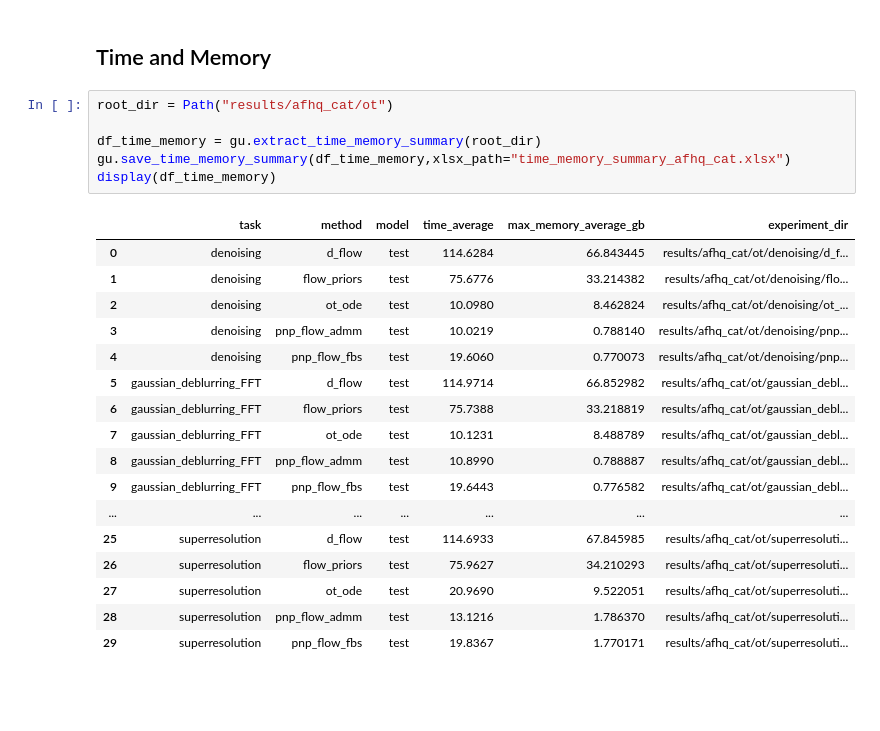
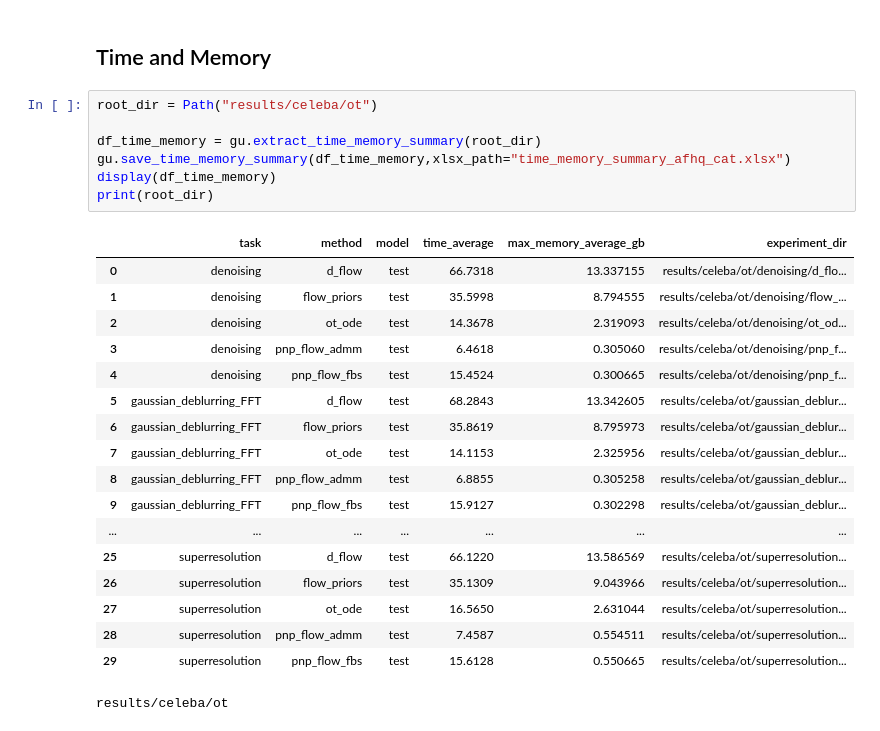
Before and after one commit to dibyanshu100/PnP_ConsensusFlow, a Jupyter notebook: graphs.ipynb, the cells around one changed output. Saved outputs shown, nothing was run; the diff lists cells and outputs as text; blank space fills up the shorter version.

```diff
--- a/graphs.ipynb
+++ b/graphs.ipynb
@@ -161,26 +164,28 @@ Saved: results/convergence_analysis_all_datasets.png
 # %% [markdown]
 ## Time and Memory
 # %%
-root_dir = Path("results/afhq_cat/ot")
+root_dir = Path("results/celeba/ot")
 
 df_time_memory = gu.extract_time_memory_summary(root_dir)
 gu.save_time_memory_summary(df_time_memory,xlsx_path="time_memory_summary_afhq_cat.xlsx")
 display(df_time_memory)
+print(root_dir)
 # %% [output]
 |  | task | method | model | time_average | max_memory_average_gb | experiment_dir |
-| 0 | denoising | d_flow | test | 114.6284 | 66.843445 | results/afhq_cat/ot/denoising/d_f... |
-| 1 | denoising | flow_priors | test | 75.6776 | 33.214382 | results/afhq_cat/ot/denoising/flo... |
-| 2 | denoising | ot_ode | test | 10.0980 | 8.462824 | results/afhq_cat/ot/denoising/ot_... |
-| 3 | denoising | pnp_flow_admm | test | 10.0219 | 0.788140 | results/afhq_cat/ot/denoising/pnp... |
-| 4 | denoising | pnp_flow_fbs | test | 19.6060 | 0.770073 | results/afhq_cat/ot/denoising/pnp... |
-| 5 | gaussian_deblurring_FFT | d_flow | test | 114.9714 | 66.852982 | results/afhq_cat/ot/gaussian_debl... |
-| 6 | gaussian_deblurring_FFT | flow_priors | test | 75.7388 | 33.218819 | results/afhq_cat/ot/gaussian_debl... |
-| 7 | gaussian_deblurring_FFT | ot_ode | test | 10.1231 | 8.488789 | results/afhq_cat/ot/gaussian_debl... |
-| 8 | gaussian_deblurring_FFT | pnp_flow_admm | test | 10.8990 | 0.788887 | results/afhq_cat/ot/gaussian_debl... |
-| 9 | gaussian_deblurring_FFT | pnp_flow_fbs | test | 19.6443 | 0.776582 | results/afhq_cat/ot/gaussian_debl... |
+| 0 | denoising | d_flow | test | 66.7318 | 13.337155 | results/celeba/ot/denoising/d_flo... |
+| 1 | denoising | flow_priors | test | 35.5998 | 8.794555 | results/celeba/ot/denoising/flow_... |
+| 2 | denoising | ot_ode | test | 14.3678 | 2.319093 | results/celeba/ot/denoising/ot_od... |
+| 3 | denoising | pnp_flow_admm | test | 6.4618 | 0.305060 | results/celeba/ot/denoising/pnp_f... |
+| 4 | denoising | pnp_flow_fbs | test | 15.4524 | 0.300665 | results/celeba/ot/denoising/pnp_f... |
+| 5 | gaussian_deblurring_FFT | d_flow | test | 68.2843 | 13.342605 | results/celeba/ot/gaussian_deblur... |
+| 6 | gaussian_deblurring_FFT | flow_priors | test | 35.8619 | 8.795973 | results/celeba/ot/gaussian_deblur... |
+| 7 | gaussian_deblurring_FFT | ot_ode | test | 14.1153 | 2.325956 | results/celeba/ot/gaussian_deblur... |
+| 8 | gaussian_deblurring_FFT | pnp_flow_admm | test | 6.8855 | 0.305258 | results/celeba/ot/gaussian_deblur... |
+| 9 | gaussian_deblurring_FFT | pnp_flow_fbs | test | 15.9127 | 0.302298 | results/celeba/ot/gaussian_deblur... |
 | ... | ... | ... | ... | ... | ... | ... |
-| 25 | superresolution | d_flow | test | 114.6933 | 67.845985 | results/afhq_cat/ot/superresoluti... |
-| 26 | superresolution | flow_priors | test | 75.9627 | 34.210293 | results/afhq_cat/ot/superresoluti... |
-| 27 | superresolution | ot_ode | test | 20.9690 | 9.522051 | results/afhq_cat/ot/superresoluti... |
-| 28 | superresolution | pnp_flow_admm | test | 13.1216 | 1.786370 | results/afhq_cat/ot/superresoluti... |
-| 29 | superresolution | pnp_flow_fbs | test | 19.8367 | 1.770171 | results/afhq_cat/ot/superresoluti... |
+| 25 | superresolution | d_flow | test | 66.1220 | 13.586569 | results/celeba/ot/superresolution... |
+| 26 | superresolution | flow_priors | test | 35.1309 | 9.043966 | results/celeba/ot/superresolution... |
+| 27 | superresolution | ot_ode | test | 16.5650 | 2.631044 | results/celeba/ot/superresolution... |
+| 28 | superresolution | pnp_flow_admm | test | 7.4587 | 0.554511 | results/celeba/ot/superresolution... |
+| 29 | superresolution | pnp_flow_fbs | test | 15.6128 | 0.550665 | results/celeba/ot/superresolution... |
+results/celeba/ot
```
Also changed, not shown: parts of 4 cells of this notebook, 3 other files.
